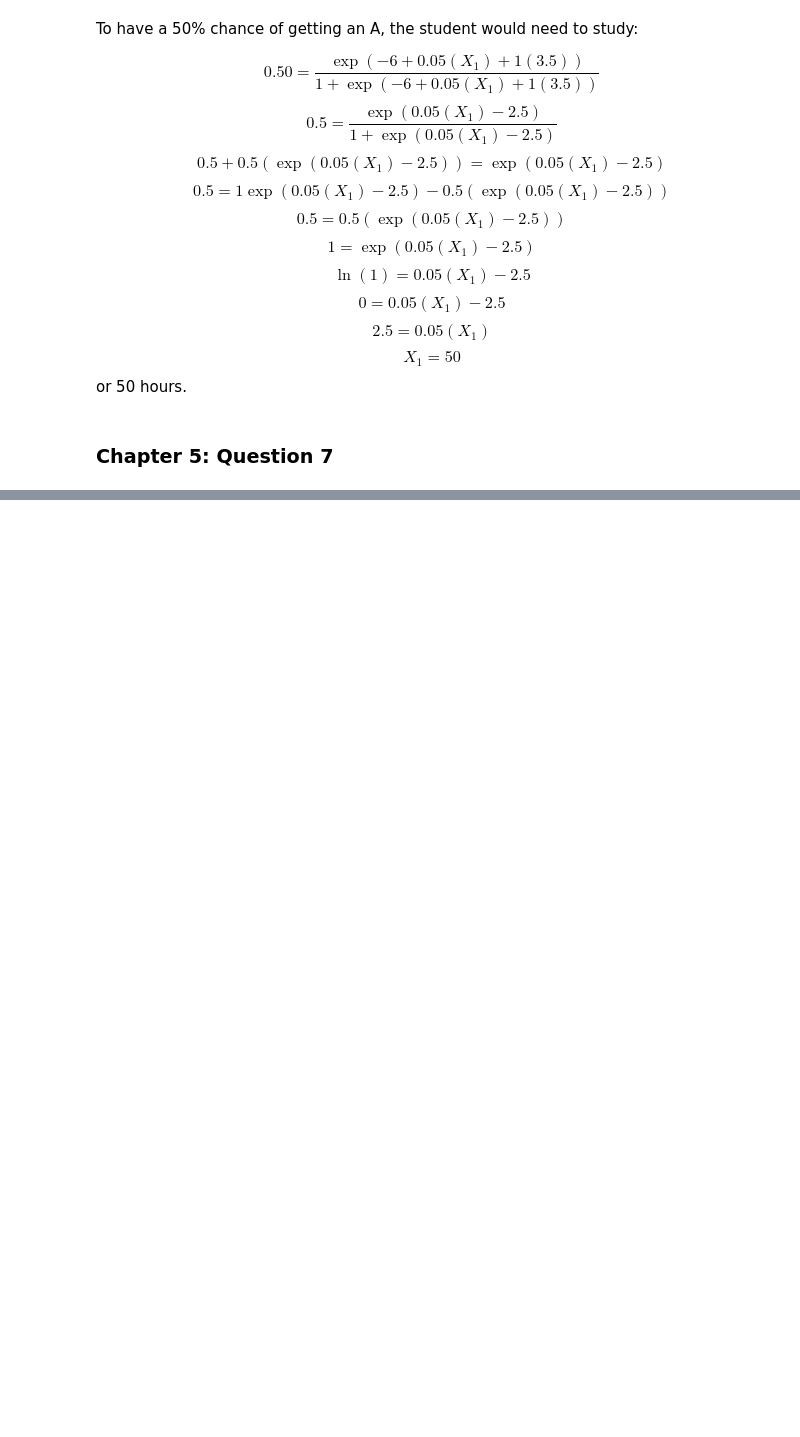
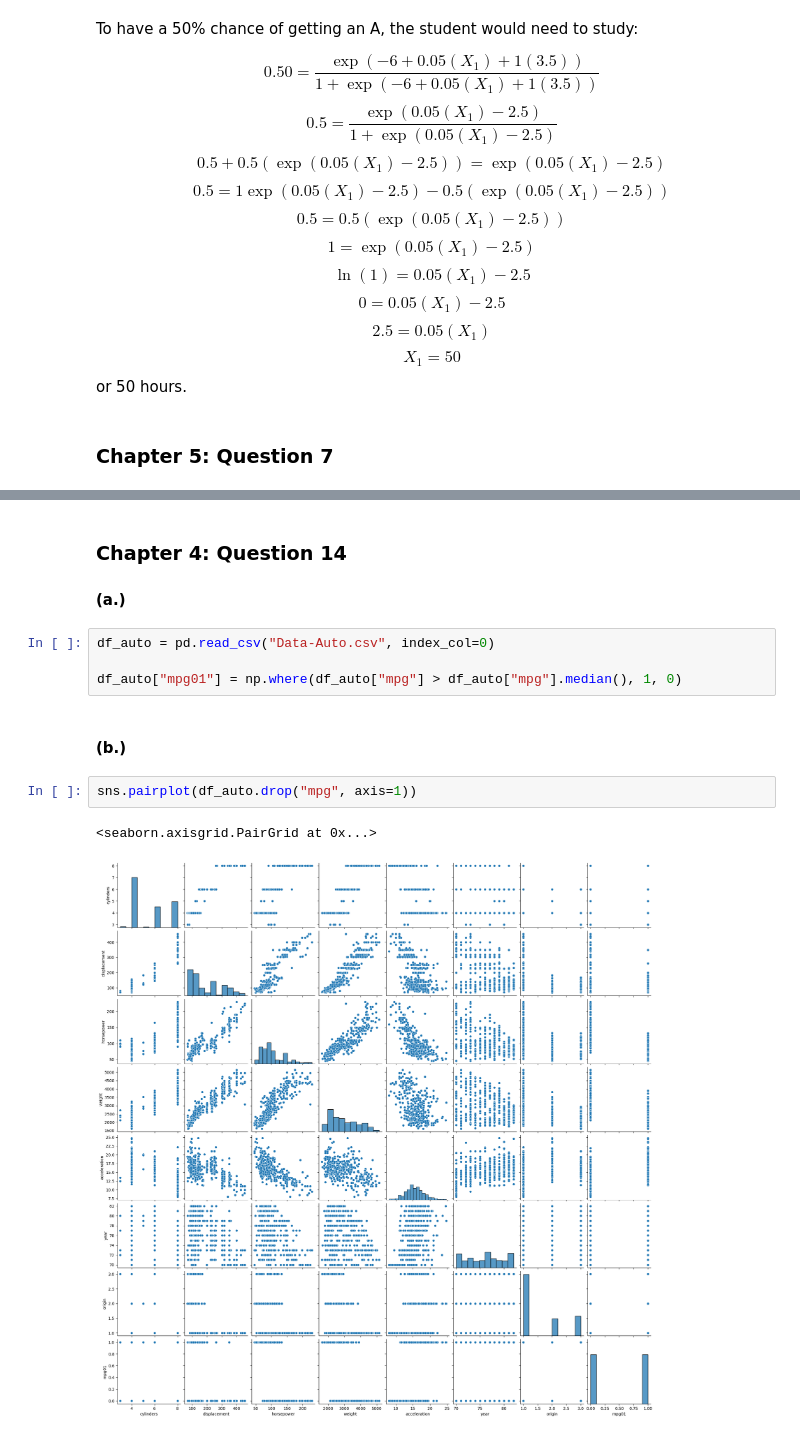
Before and after one commit to rjcampo/Machine-Learning, a Jupyter notebook: Problem Set 2/problem-set-2.ipynb, the cells around one changed output, grey strips where cells are left out. Drawn from its saved outputs; the diff is of its cells as text; blank space fills up the shorter version.

```diff
--- a/Problem Set 2/problem-set-2.ipynb
+++ b/Problem Set 2/problem-set-2.ipynb
@@ -76,0 +95,14 @@ $$Pr(X|Y=1) \approx 0.04 $$
+# %% [markdown]
+### Chapter 4: Question 14
+#### (a.)
+# %%
+df_auto = pd.read_csv("Data-Auto.csv", index_col=0)
+
+df_auto["mpg01"] = np.where(df_auto["mpg"] > df_auto["mpg"].median(), 1, 0)
+# %% [markdown]
+#### (b.)
+# %%
+sns.pairplot(df_auto.drop("mpg", axis=1))
+# %% [output]
+<seaborn.axisgrid.PairGrid at 0x...>
+[figure, added]
```
Also changed, not shown: parts of 30 cells of this notebook.
